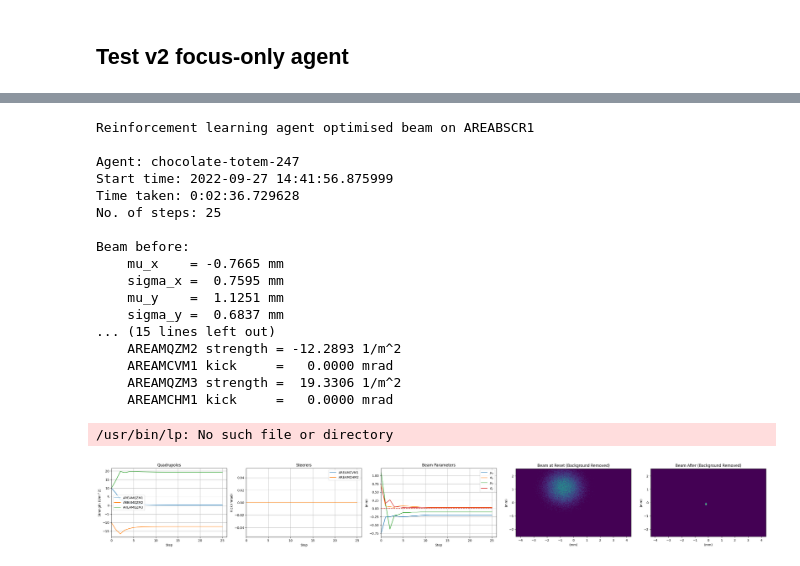
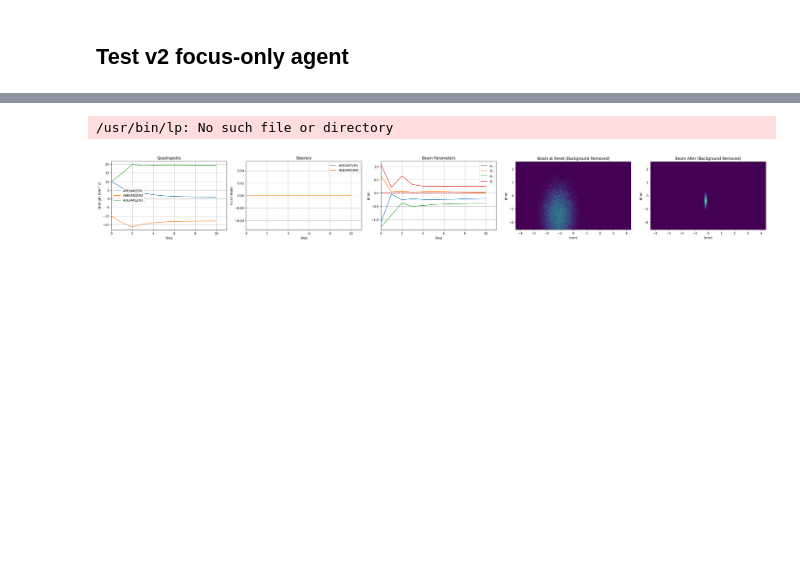
Before and after one commit to desy-ml/rl-vs-bo, a Jupyter notebook: test_optimize.ipynb, the cells around one changed output, grey strips where cells are left out. Drawn from its saved outputs; the diff is of its cells as text; code cells hidden in the pictures; blank space fills up the shorter version.

```diff
--- a/test_optimize.ipynb
+++ b/test_optimize.ipynb
@@ -48,36 +30,20 @@ initializing ocelot...
 # %%
 optimize(
     target_mu_x=-0.0,
     target_sigma_x=0.0,
     target_mu_y=0.0,
     target_sigma_y=0.0,
     target_mu_x_threshold=1e-6,
     target_mu_y_threshold=2e-6,
     target_sigma_x_threshold=3e-6,
     target_sigma_y_threshold=4e-6,
-    max_steps=25,
+    max_steps=10,
     model_name="chocolate-totem-247",
     # model_name="toasty-shape-246",
     logbook=True,
+    data_log_dir="data_recordings_chocoloate",
     callback=None,
 )
 # %% [output]
-Reinforcement learning agent optimised beam on AREABSCR1
-
-Agent: chocolate-totem-247
-Start time: 2022-09-27 14:41:56.875999
-Time taken: 0:02:36.729628
-No. of steps: 25
-
-Beam before:
-    mu_x    = -0.7665 mm
-    sigma_x =  0.7595 mm
-    mu_y    =  1.1251 mm
-    sigma_y =  0.6837 mm
-... (15 lines left out)
-    AREAMQZM2 strength = -12.2893 1/m^2
-    AREAMCVM1 kick     =   0.0000 mrad
-    AREAMQZM3 strength =  19.3306 1/m^2
-    AREAMCHM1 kick     =   0.0000 mrad
+/usr/bin/lp: No such file or directory
-/usr/bin/lp: No such file or directory
-[figure, old version]
+[figure, new version]
```
Also changed, not shown: parts of 2 cells of this notebook, 3 other files.
